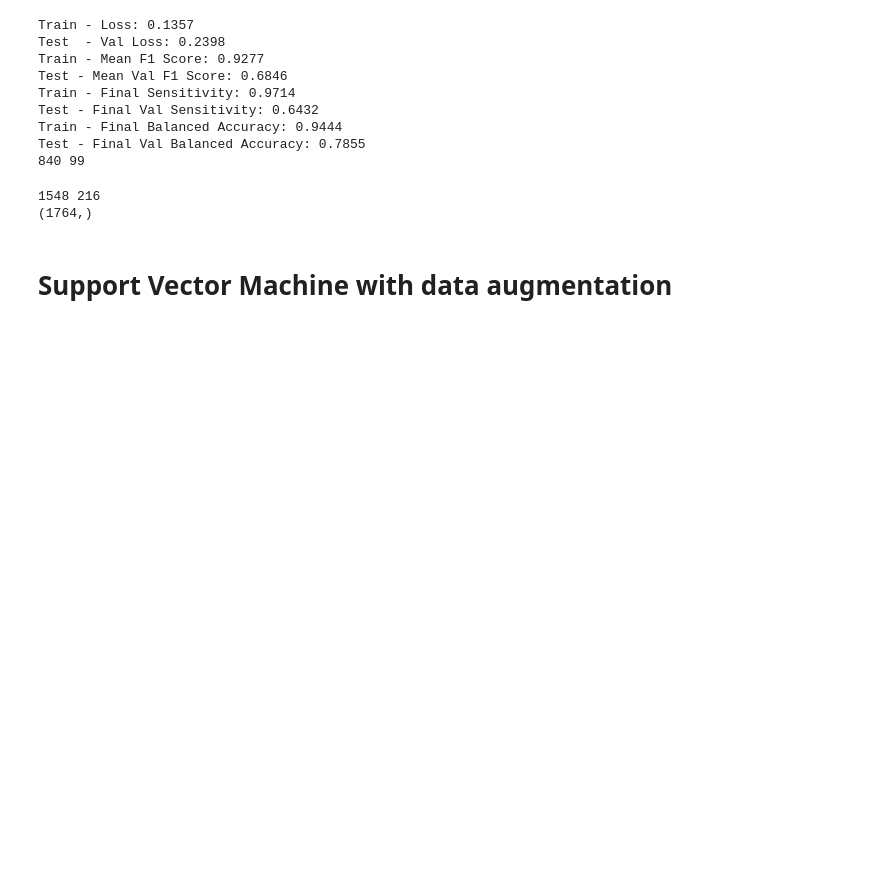
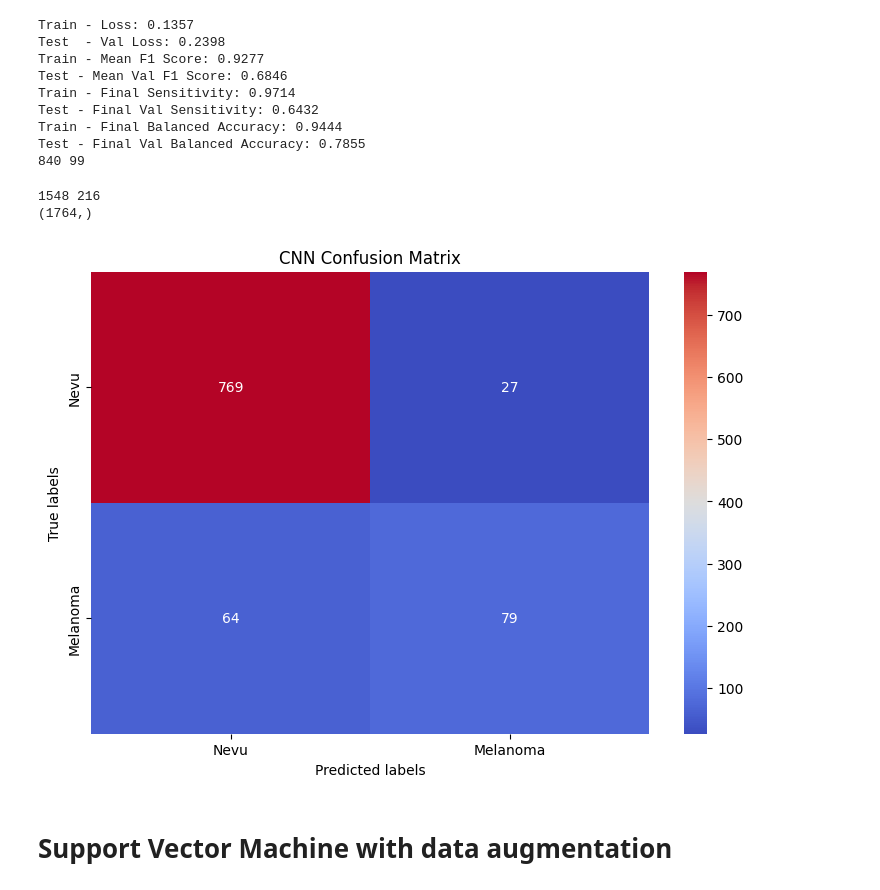
Before and after one commit to duarte3333/Machine_Learning, a Jupyter notebook: Pb1_ImageAnalysis/task1_imageanalysis.ipynb, the cells around one changed output. Saved outputs shown, nothing was run; the diff lists cells and outputs as text; code cells hidden in the pictures; blank space fills up the shorter version.

```diff
--- a/Pb1_ImageAnalysis/task1_imageanalysis.ipynb
+++ b/Pb1_ImageAnalysis/task1_imageanalysis.ipynb
@@ -132,6 +127,24 @@ def plot(history):
     plt.tight_layout()  # Ensure that the subplots don't overlap
     plt.show()
 
+def make_predictions_new(MLP, val_images):
+  predictions = MLP.predict(x = val_images, batch_size = 200, verbose=0) #Returns probability of each class
+  rounded_predictions= np.argmax(predictions, axis=-1)
+  return rounded_predictions
+
+def reverse_enconding(y_validation):
+  y_val_list = [np.argmax(y_validation[i]) for i in range(len(y_validation))]
+  return np.array(y_val_list)
+
+def plot_cm(y_val_cm, rounded_predictions, labels):
+  cm = confusion_matrix(y_val_cm, rounded_predictions)
+  plt.figure(figsize=(9, 6))
+  sns.heatmap(cm, annot=True, fmt='d', cmap='coolwarm', xticklabels=labels, yticklabels=labels)
+  plt.xlabel('Predicted labels')
+  plt.ylabel('True labels')
+  plt.title('CNN Confusion Matrix')
+  plt.show()
+
 
 def check_imbalance(MLP, val_images):
     rounded_predictions = make_predictions(MLP, val_images) #Make predictions
@@ -169,7 +182,7 @@ def number_per_class(y):
     print('Número de imagens da  classe 0:', np.count_nonzero(y==0))
     print('Número de imagens da classe 1:', np.count_nonzero(y==1))
 
-X, y, X_t = load_data_2()
+X, y, X_t = load_data()
 Xs, Xs_test = preprocess_data(X, X_t)
 X_train, X_validation, y_train, y_validation = split_data(Xs, y)
 X_train_shuffle, y_train_shuffle = shuffle_data(X_train, y_train)
@@ -775,7 +788,7 @@ def balance_augmentation(x, y):
 
     return balanced_x, balanced_y
 
-X, y, X_t = load_data_2()
+X, y, X_t = load_data()
 Xs, Xs_test = preprocess_data(X, X_t)
 X_train, X_validation, y_train, y_validation = split_data(Xs, y)
 
@@ -852,6 +862,13 @@ np.save('ypredictions_lab3.npy', rounded_predictions)
 # %% [output]
 1548 216
 (1764,)
+# %%
+rounded_predictions = make_predictions_new(NN_model_b, val_images)
+y_val_cm = reverse_enconding(val_labels)
+labels = ['Nevu','Melanoma']
+plot_cm(y_val_cm, rounded_predictions, labels)
+# %% [output]
+[figure, added]
 # %%
 def print_confusion_matrix(y_true, y_pred, labels):
     cm = confusion_matrix(y_true, y_pred, labels=labels)
```
Also changed, not shown: parts of 3 cells of this notebook, 2 other files.
